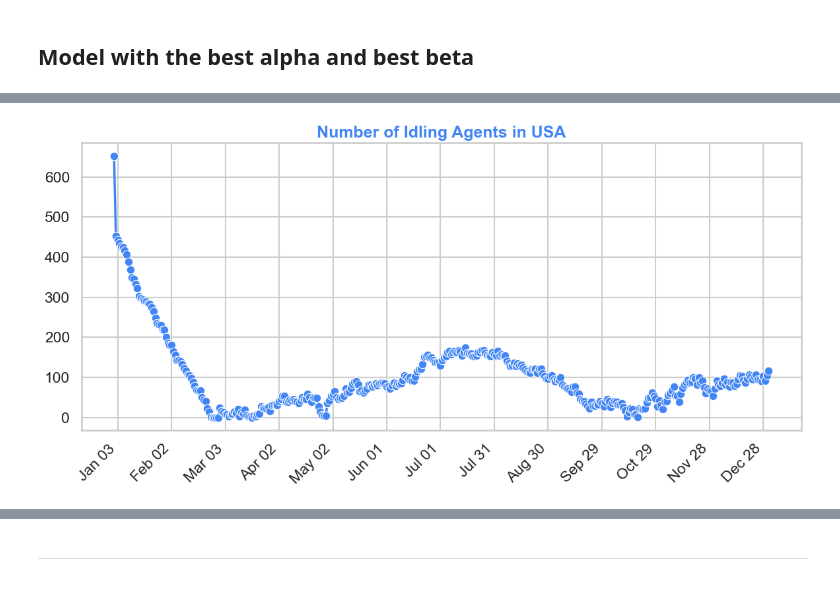
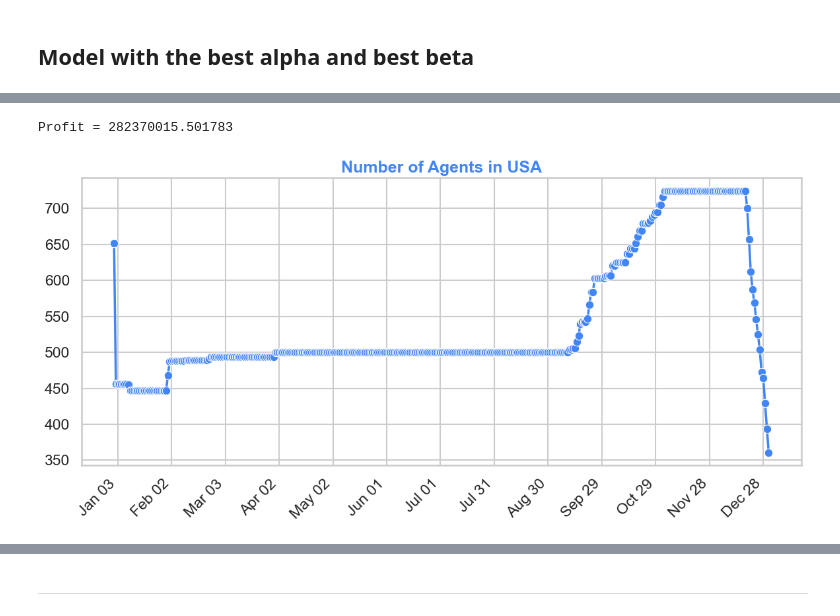
Before and after one commit to Dynamic-Agent-Staffing-Plan-Google-Ads/dynamic-agent-staffing-plan-google-ads, a Jupyter notebook: Main.ipynb, the cells around one changed output, grey strips where cells are left out. Cells and saved outputs as stored; diff of their text form; code cells hidden in the pictures.

```diff
--- a/Main.ipynb
+++ b/Main.ipynb
@@ -740,12 +420,0 @@ fig_main.savefig('Plot_images/agents_main.tiff', format = 'tiff', dpi=300, bbox_
-# %%
-adv_waiting = np.array(adv_waiting)
-fig, ax = plt.subplots(figsize=(10, 6))
-
-dates_agents = pd.DataFrame({"Date": dates, "Advertisers": adv_waiting})
-
-sns.set_theme()
-sns.lineplot(dates_agents, x = "Date", y = "Advertisers")
-ax.xaxis.set_major_locator(mdates.DayLocator(interval=30))
-plt.xticks(rotation=70)
-plt.title(f"Number of advertisers in the pool in USA")
-plt.show()
@@ -754,30 +421,21 @@ plt.show()
-# %%
-agents_idle = np.array(agents_idle)
-
-def plot_agents_idle(dates, agent):
-    fig, ax = plt.subplots(figsize=(12, 6))
-
-    dates_agents = pd.DataFrame({"Date": dates, "Agents": agent})
-
-    sns.set_theme(style = "whitegrid", context = "talk")
-    sns.lineplot(data = dates_agents, x = "Date", y = "Agents",
-                 ax = ax, marker = "o", color = "#4285F4", linewidth = 2.5)
-
-    ax.xaxis.set_major_locator(mdates.DayLocator(interval=30))
-    ax.xaxis.set_major_formatter(mdates.DateFormatter("%b %d"))
-    plt.xticks(rotation=45, ha = "right")
-
-    ax.set_title("Number of Idling Agents in USA", fontsize=18, weight='bold', color = "#4285F4")
-    ax.set_xlabel("")
-    ax.set_ylabel("")
-
-    plt.tight_layout()
-
-    return fig
-
-sns.set_theme(style = "whitegrid", context = "talk")
-fig_idle = plot_agents_idle(dates, agents_idle)
-
-fig_idle.savefig('Plot_images/agents_idle.tiff', format = 'tiff', dpi=300, bbox_inches='tight')
-# %% [output]
-[figure, removed]
+# %%
+free_agents = agents.loc[agents["Country"] == "USA"].loc[:,"Existing_Agent_Count"][0]
+salary = agents.iloc[0,1]
+
+Profit, agent, agents_idle = run_strategy(threshold, budget_demand, forecast_from_2023, free_agents, salary,
+                 alpha=2.16, beta=1.0, strategy_type = "main", start_date = "2024-01-01")
+
+
+print(f"Profit = {Profit}")
+# %% [output]
+Profit = 282370015.501783
+# %%
+january1_2024 = budget_demand.index.get_loc("2024-01-01")
+dates = budget_demand.index[january1_2024:january1_2024 + agent.shape[0]]
+
+sns.set_theme(style = "whitegrid", context = "talk")
+fig_main = plot_agents(dates, agent)
+
+fig_main.savefig('Plot_images/agents_main.tiff', format = 'tiff', dpi=300, bbox_inches='tight')
+# %% [output]
+[figure, added]
```
Also changed, not shown: parts of 16 cells of this notebook, 4 other files.
